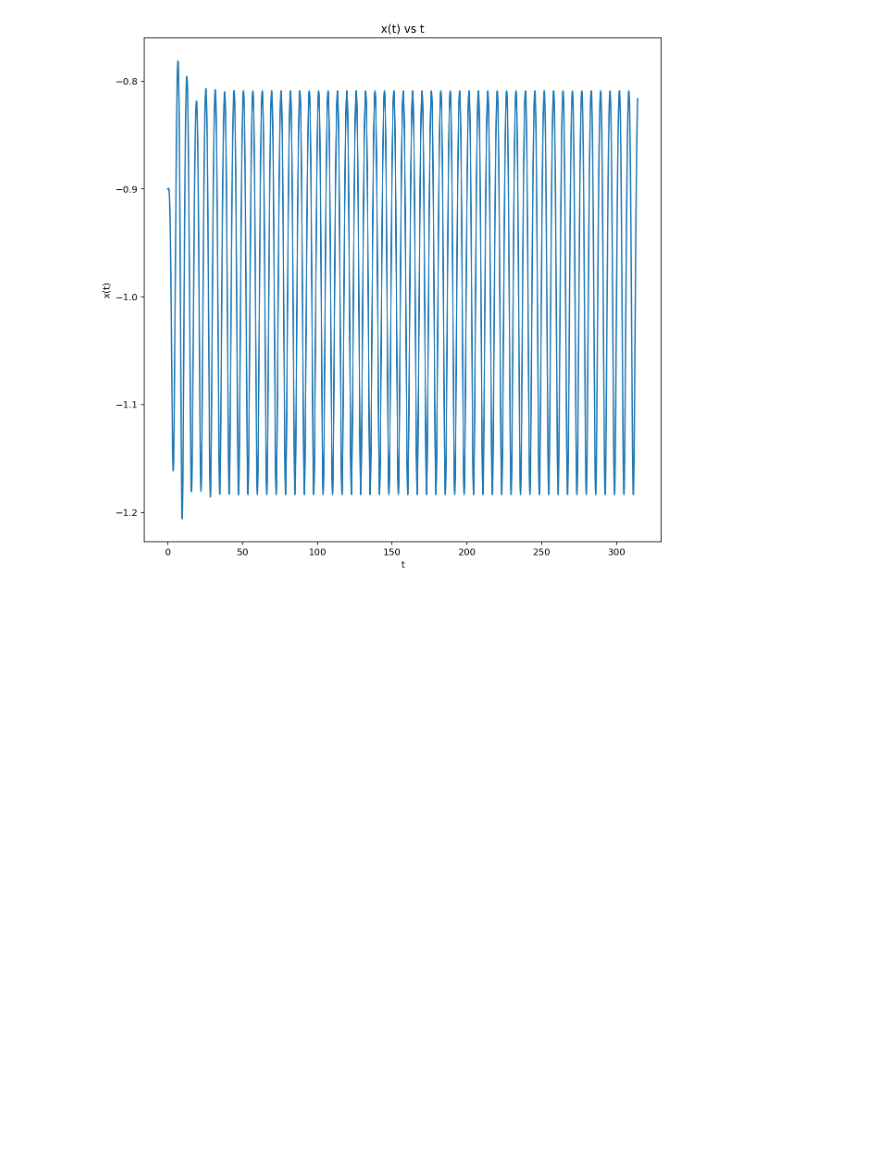
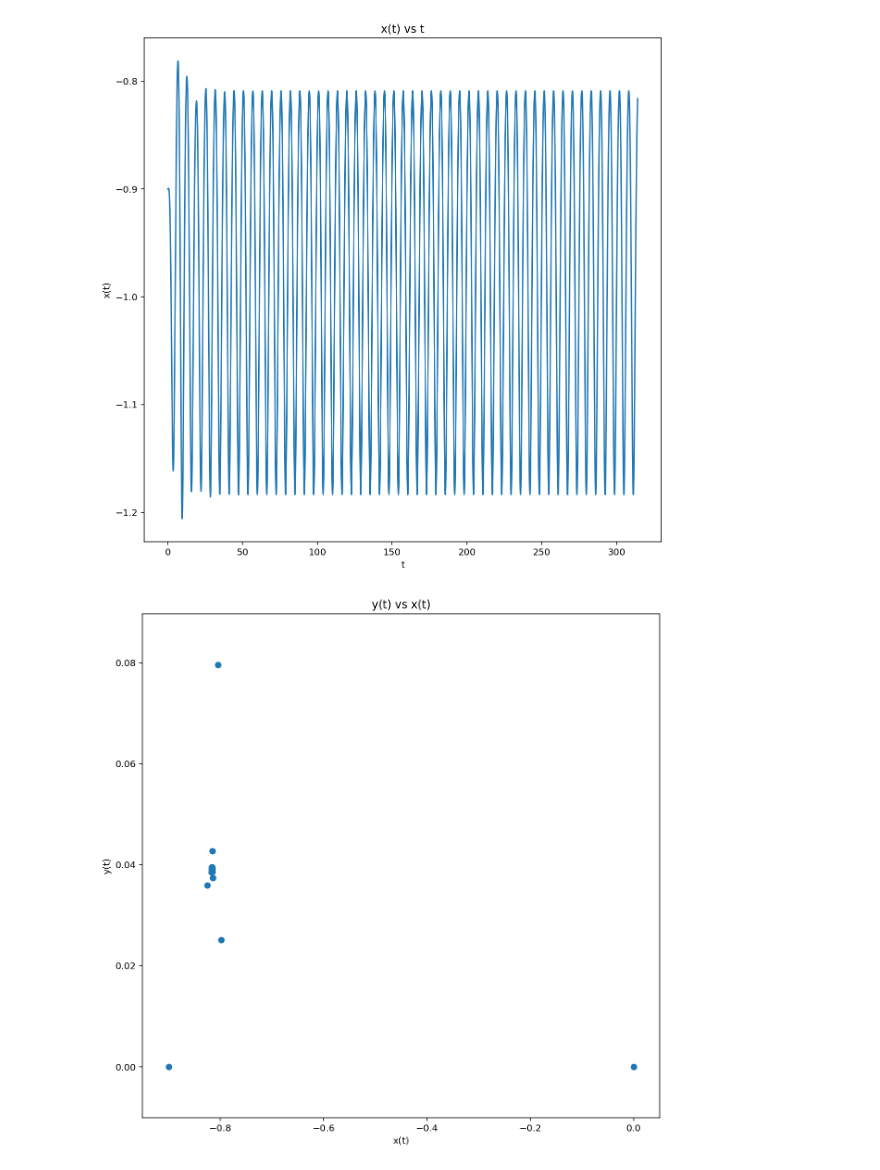
Before and after one commit to chapman-phys220-2018s/cw-12-phys220, a Jupyter notebook: cw12-duffing.ipynb, the cells around one changed output. Cells and saved outputs as stored; diff of their text form; code cells hidden in the pictures; blank space fills up the shorter version.

```diff
--- a/cw12-duffing.ipynb
+++ b/cw12-duffing.ipynb
@@ -4,3 +26,7 @@ import sombrero as som
 som.plot_x(-.9,0,.18,314159)
 # %% [output]
 [figure]
+# %%
+som.plot_parametric(-.9,0,.18,50)
+# %% [output]
+[figure, added]
```
Also changed, not shown: parts of 20 cells of this notebook, 1 other file.
